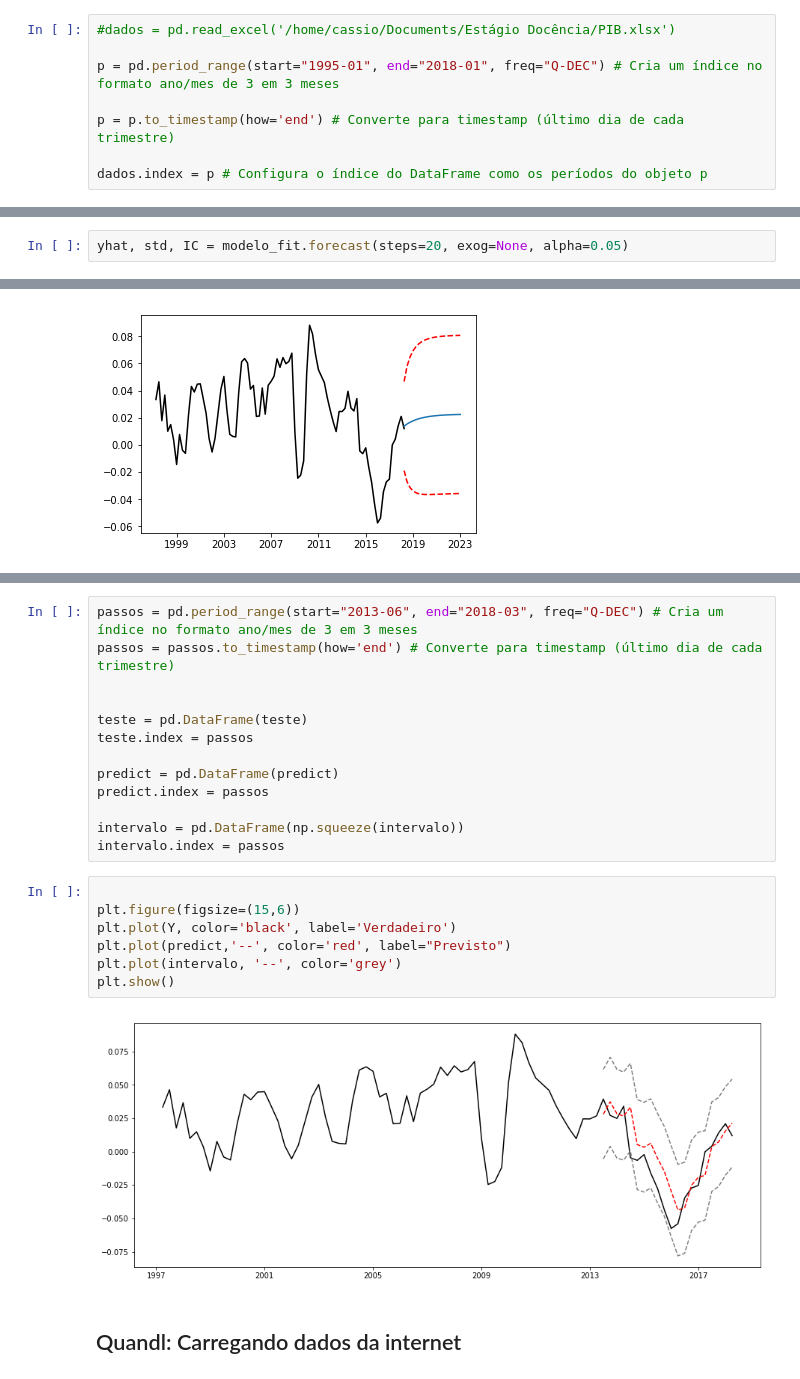
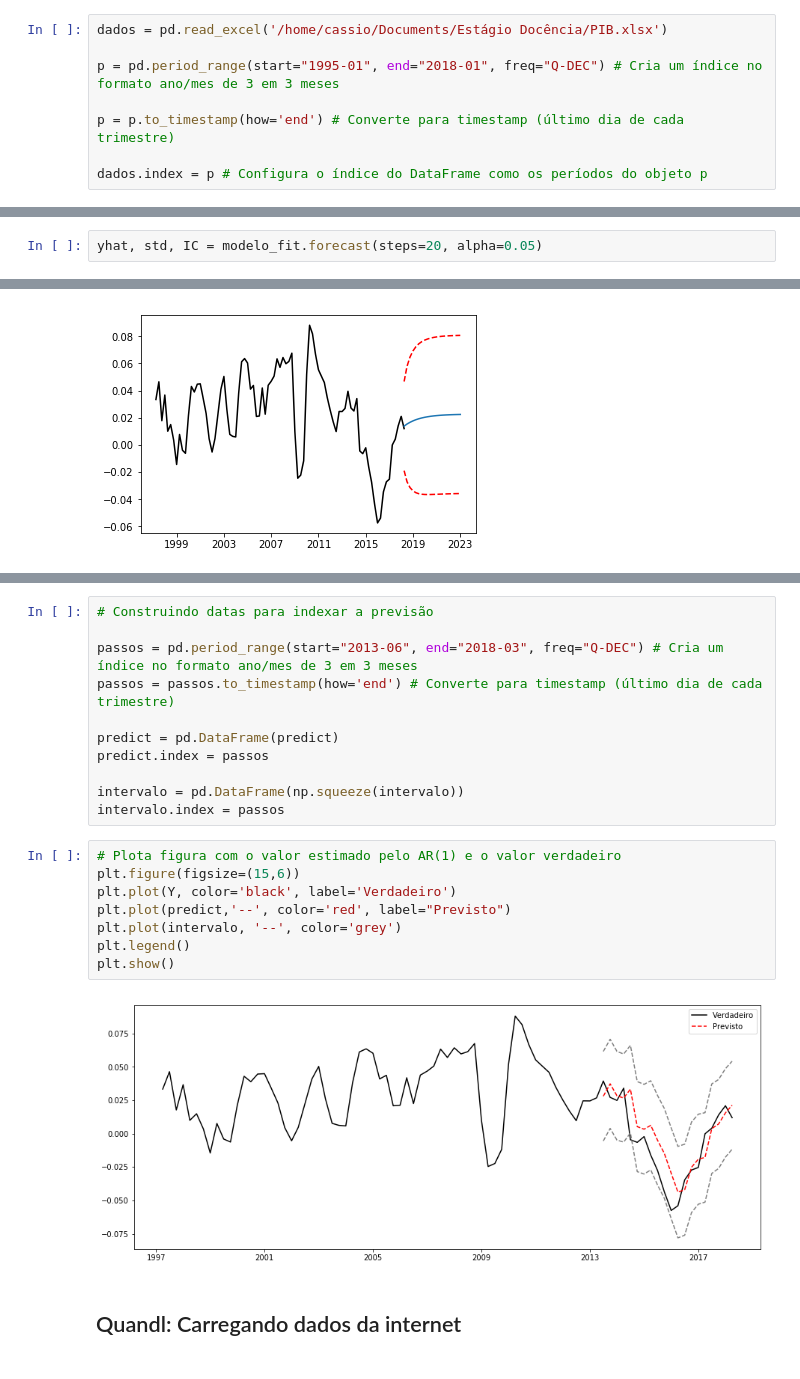
Before and after one commit to cassioraa/S-ries-temporais, a Jupyter notebook: Time_series.ipynb, the cells around one changed output, grey strips where cells are left out. Saved outputs shown, nothing was run; the diff lists cells and outputs as text.

```diff
--- a/Time_series.ipynb
+++ b/Time_series.ipynb
@@ -29,7 +29,7 @@ Podemos carregar os dados de um arquivo do computador em diversos formatos. O c
 
 Obs.: Os dados ficam no formato DataFrame quando importado desta forma.
 # %%
-#dados = pd.read_excel('/home/cassio/Documents/Estágio Docência/PIB.xlsx')
+dados = pd.read_excel('/home/cassio/Documents/Estágio Docência/PIB.xlsx')
 
 p = pd.period_range(start="1995-01", end="2018-01", freq="Q-DEC") # Cria um índice no formato ano/mes de 3 em 3 meses
 
@@ -259,7 +246,7 @@ max     0.057644
 # %% [markdown]
 ## 5. Previsão
 # %%
-yhat, std, IC = modelo_fit.forecast(steps=20, exog=None, alpha=0.05)
+yhat, std, IC = modelo_fit.forecast(steps=20, alpha=0.05)
 # %%
 passos = pd.period_range(start="2018-02", end="2022-12", freq="Q-DEC") # Cria um índice no formato ano/mes de 3 em 3 meses
 
@@ -322,10 +309,8 @@ Previsão=0.021352, Observado=0.011986
 # %%
+# Construindo datas para indexar a previsão
+
 passos = pd.period_range(start="2013-06", end="2018-03", freq="Q-DEC") # Cria um índice no formato ano/mes de 3 em 3 meses
 passos = passos.to_timestamp(how='end') # Converte para timestamp (último dia de cada trimestre)
-
-
-teste = pd.DataFrame(teste)
-teste.index = passos
 
 predict = pd.DataFrame(predict)
 predict.index = passos
@@ -333,14 +318,15 @@ predict.index = passos
 intervalo = pd.DataFrame(np.squeeze(intervalo))
 intervalo.index = passos
 # %%
-
+# Plota figura com o valor estimado pelo AR(1) e o valor verdadeiro
 plt.figure(figsize=(15,6))
 plt.plot(Y, color='black', label='Verdadeiro')
 plt.plot(predict,'--', color='red', label="Previsto")
 plt.plot(intervalo, '--', color='grey')
+plt.legend()
 plt.show()
 # %% [output]
-[figure, old version]
+[figure, new version]
 # %% [markdown]
 ## Quandl: Carregando dados da internet
 # %% [markdown]
```
Also changed, not shown: parts of 7 cells of this notebook, 2 other files.
